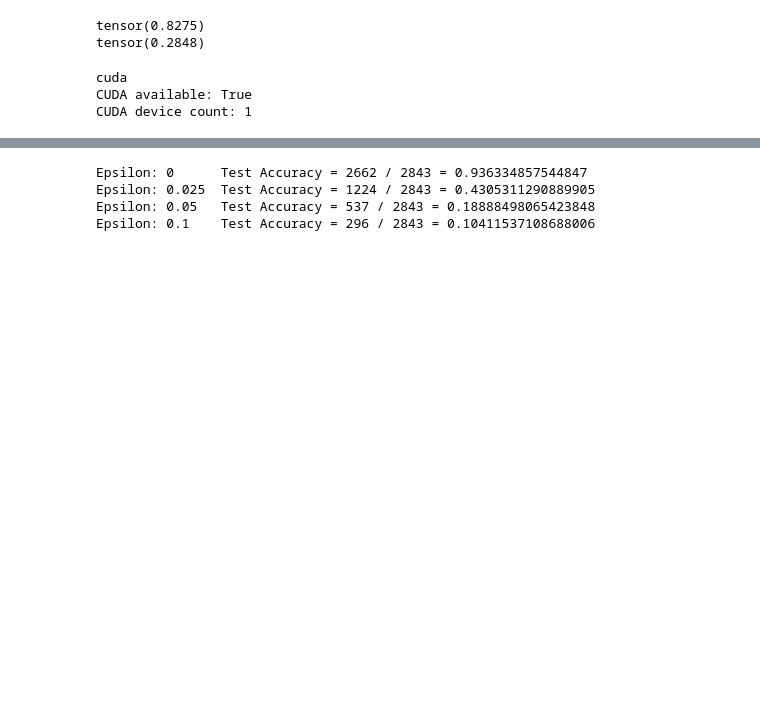
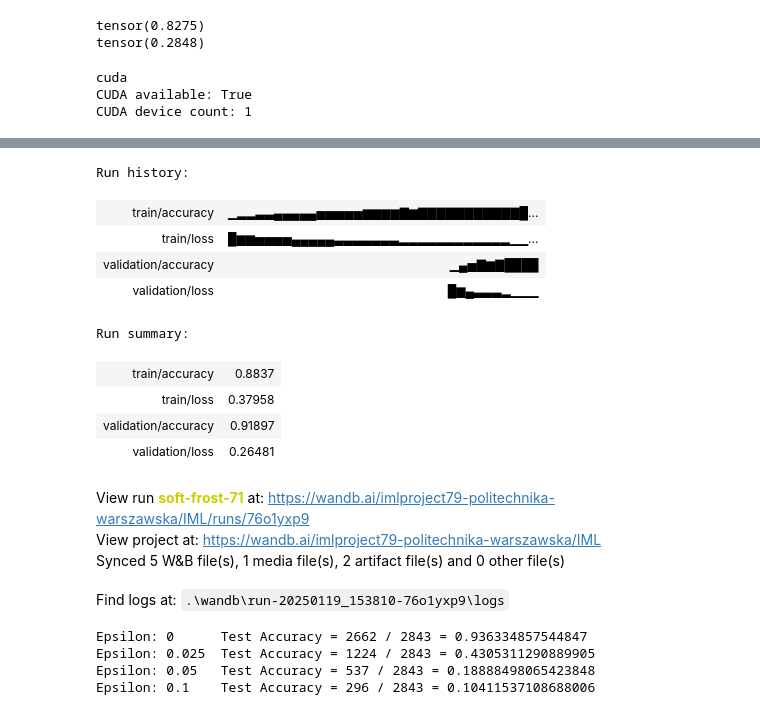
Before and after one commit to sosnowskiMac/IML-project, a Jupyter notebook: Training.ipynb, the cells around one changed output, grey strips where cells are left out. Cells and saved outputs as stored; diff of their text form; code cells hidden in the pictures; blank space fills up the shorter version.

```diff
--- a/Training.ipynb
+++ b/Training.ipynb
@@ -75,6 +77,7 @@ transform = v2.Compose([
     transforms.Normalize(mean=MEAN,std=STD)])
 
 normalized_train_dataset = datasets.ImageFolder(root=IMAGE_FOLDER,transform=transform)
+CLASS_NAMES = normalized_train_dataset.classes
 
 train_set, test_set = train_test_split(normalized_train_dataset, test_size= 0.1, random_state= 42)
 
@@ -208,5 +233,5 @@ net = VGG_with_BN_dropout()
 # %%
-LEARNING_RATE = 0.003 # 0.005 standard, trying lwoer for Adam
+LEARNING_RATE = 0.001 # 0.005 standard, trying lwoer for Adam
 LR_DECAY = 0.95
 MOMENTUM = 0.9
 
@@ -245,6 +287,7 @@ View run at https://wandb.ai/imlproject79-politechnika-warszawska/IML/runs/4eroh
 # %%
 net.to(device)
 PRINT_STEP = len(train_loader) // 5 - 1
+EPOCHS = 10
 epochs_without_val_acc_improvement = 0
 best_val_acc = 0.0
 # Initialize counters
@@ -262,7 +305,7 @@ false_negative = 0
 total_class_0 = 0
 total_class_1 = 0
 print('Starting Training')
-for epoch in range(100):  # loop over the dataset multiple times
+for epoch in range(EPOCHS):  # loop over the dataset multiple times
     running_loss = 0.0
     correct = 0
     scaler = torch.GradScaler('cuda') if torch.cuda.is_available() else None
@@ -359,11 +402,10 @@ for epoch in range(100):  # loop over the dataset multiple times
     else:
         epochs_without_val_acc_improvement += 1
     scheduler.step(test_loss) # test_loss parameter
-    if epochs_without_val_acc_improvement >= 10:
+    if epochs_without_val_acc_improvement >= 5:
         print("10 epochs without a val accuracy improvement. Stopping the train")
         break
 
-wandb.finish()
 
 print('Finished Training')
 
@@ -410,0 +438,27 @@ Finished Training
+# %%
+net.eval()
+y_true = []
+y_predicted = []
+with torch.no_grad():
+    for j, data in enumerate(test_loader, 0):
+        inputs, labels = data
+        y_true.extend(labels.numpy())
+        inputs = inputs.to(device)
+        labels = labels.to(device)
+        outputs = net(inputs)
+        _, predictions = torch.max(outputs.data, 1)
+        y_predicted.extend(predictions.cpu().numpy())
+net.train()
+
+
+confusion_matrix = wandb.plot.confusion_matrix(
+    probs=None,
+    y_true=y_true,
+    preds=y_predicted,
+    class_names=CLASS_NAMES
+)
+wandb.log({
+    "conf_mat" : confusion_matrix
+})
+wandb.finish()
+# %% [output]
@@ -411,3 +466,17 @@ Finished Training
+Run history:
+| train/accuracy | ▁▂▂▃▃▄▄▄▄▄▅▅▅▅▅▆▆▆▆▇▆▇▇▇▇▇▇▇▇▇▇▇█... |
+| train/loss | █▆▆▅▅▅▅▄▄▄▄▄▃▃▃▃▃▃▃▂▂▂▂▂▂▂▂▂▂▂▂▁▁... |
+| validation/accuracy | ▁▄▅▇▆▇████ |
+| validation/loss | █▆▄▃▃▃▂▁▁▁ |
+Run summary:
+| train/accuracy | 0.8837 |
+| train/loss | 0.37958 |
+| validation/accuracy | 0.91897 |
+| validation/loss | 0.26481 |
+View run soft-frost-71 at: https://wandb.ai/imlproject79-politechnika-warszawska/IML/runs/76o1yxp9
+View project at: https://wandb.ai/imlproject79-politechnika-warszawska/IML
+Synced 5 W&B file(s), 1 media file(s), 2 artifact file(s) and 0 other file(s)
+Find logs at: .\wandb\run-20250119_153810-76o1yxp9\logs
 # %%
 epsilons = [0, 0.025, .05, .1, .15, .2, .25, .3]
 epsilons = [0, 0.025, .05, .1]
```
Also changed, not shown: parts of 7 cells of this notebook, 3 other files.
